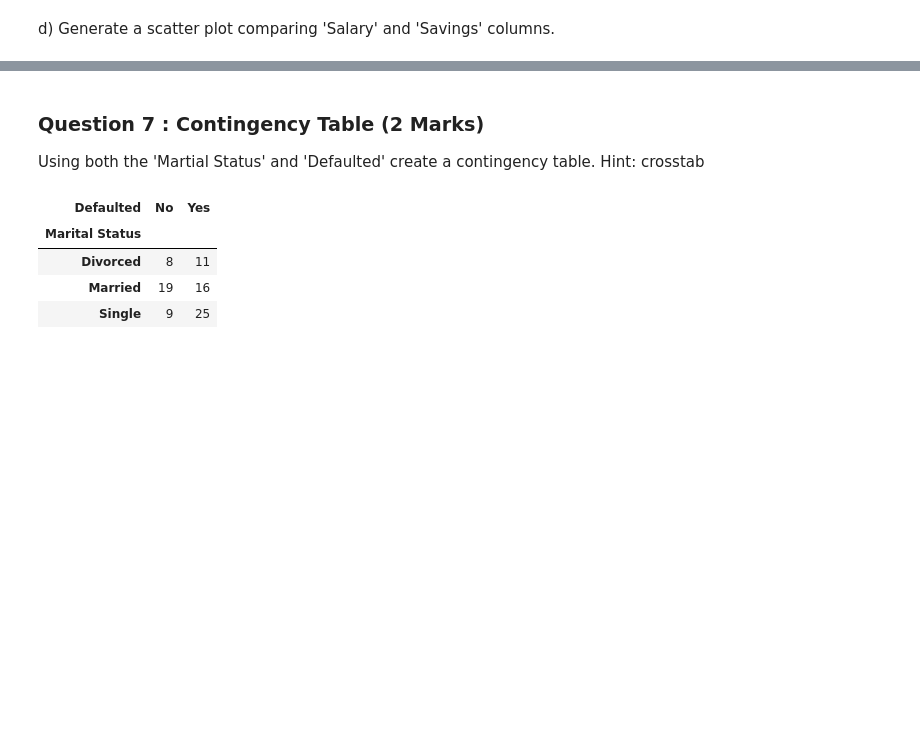
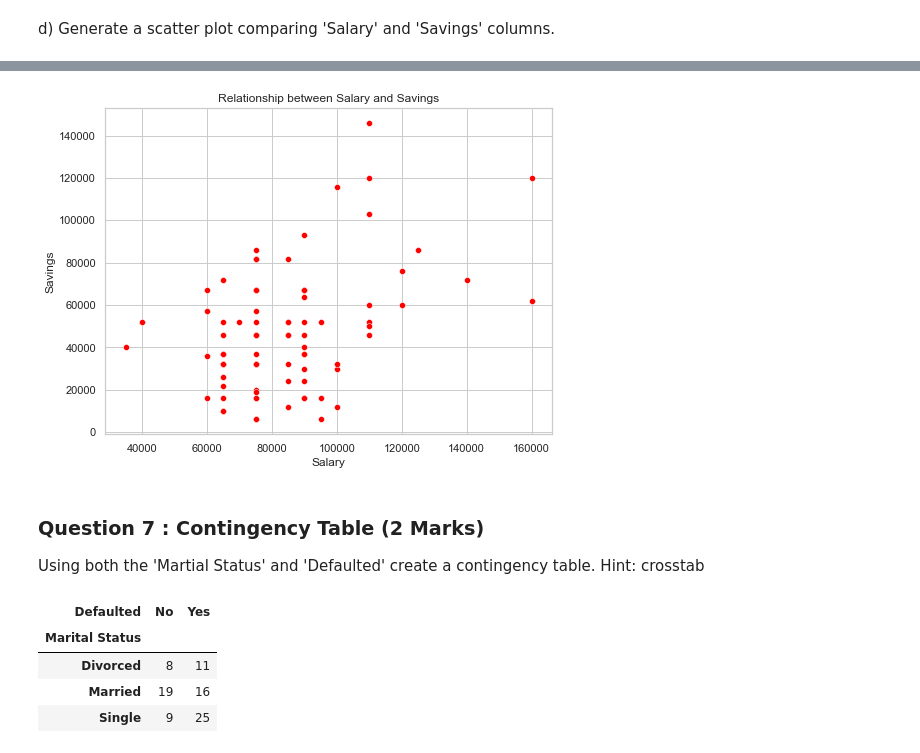
Before and after one commit to clarenochieng/ADS-Assignment-1, a Jupyter notebook: Pandas Assignment.ipynb, the cells around one changed output, grey strips where cells are left out. Cells and saved outputs as stored; diff of their text form; code cells hidden in the pictures; blank space fills up the shorter version.

```diff
--- a/Pandas Assignment.ipynb
+++ b/Pandas Assignment.ipynb
@@ -235,3 +253,14 @@ alumni.plot.scatter(x="Salary", y="Savings", c= "red")
+# %%
+#d) (1)
+plt.figure(figsize=(8, 6))
+sns.set_theme(style="whitegrid")
+sns.scatterplot(data=alumni, x="Salary",y="Savings", color="red")
+plt.title("Relationship between Salary and Savings")
+plt.xlabel("Salary", fontsize=12)
+plt.ylabel("Savings", fontsize=12)
+plt.show()
+# %% [output]
+[figure, added]
 # %% [markdown]
 ### Question 7 :  Contingency Table (2 Marks)
 
```
Also changed, not shown: parts of 9 cells of this notebook.
